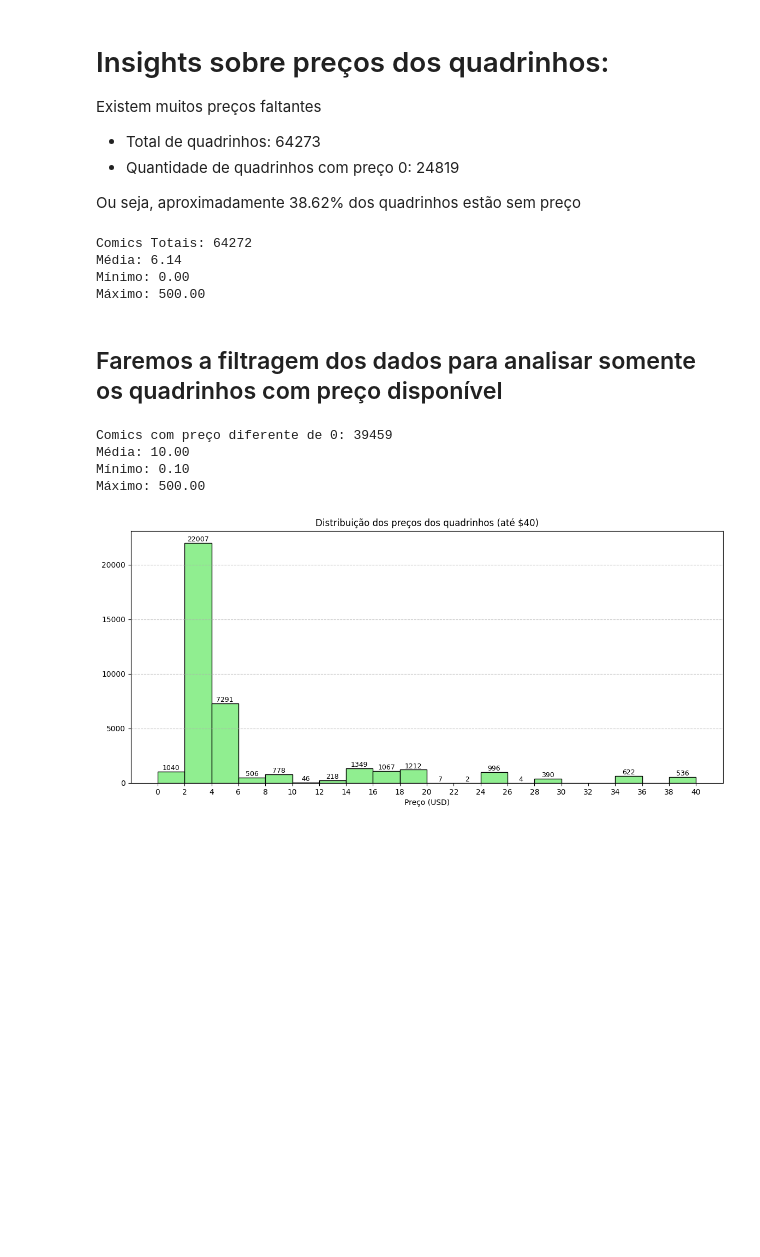
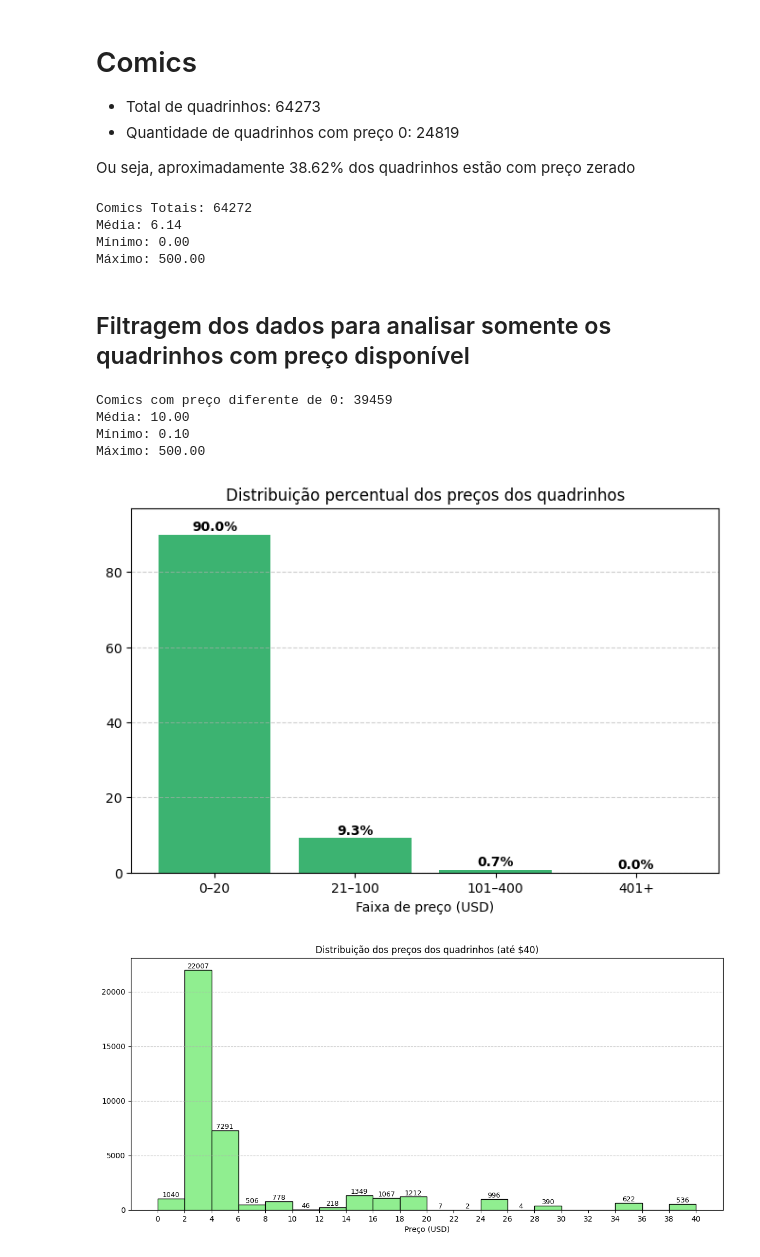
Before and after one commit to rhaagsma/Projeto_Final_Marvel, a Jupyter notebook: InsightsPreçosComics.ipynb, the cells around one changed output. Cells and saved outputs as stored; diff of their text form; code cells hidden in the pictures; blank space fills up the shorter version.

Commit message:
Adicionando novos Insights

```diff
--- a/InsightsPreçosComics.ipynb
+++ b/InsightsPreçosComics.ipynb
@@ -3,10 +3,9 @@
 # %% [markdown]
-# Insights sobre preços dos quadrinhos:
-Existem muitos preços faltantes
+# Comics
 * Total de quadrinhos: 64273
 * Quantidade de quadrinhos com preço 0: 24819
 
-Ou seja, aproximadamente 38.62% dos quadrinhos estão sem preço
+Ou seja, aproximadamente 38.62% dos quadrinhos estão com preço zerado
 # %%
 import sqlite3
 import pandas as pd
@@ -33,7 +32,7 @@ Média: 6.14
 Mínimo: 0.00
 Máximo: 500.00
 # %% [markdown]
-## Faremos a filtragem dos dados para analisar somente os quadrinhos com preço disponível
+## Filtragem dos dados para analisar somente os quadrinhos com preço disponível
 # %%
 # Filtrar apenas os preços > 0
 df = df[(df['price'] > 0)]
@@ -53,6 +51,37 @@ Comics com preço diferente de 0: 39459
 Média: 10.00
 Mínimo: 0.10
 Máximo: 500.00
+# %%
+# Criar as faixas de preço
+bins = [0, 20, 100, 400, float('inf')]
+labels = ['0–20', '21–100', '101–400', '401+']
+
+# Criar nova coluna com a faixa de preço correspondente
+df_temp = df
+df_temp['faixa_preco'] = pd.cut(df_temp['price'], bins=bins, labels=labels, right=True)
+
+# Contar a quantidade de quadrinhos por faixa
+contagem = df_temp['faixa_preco'].value_counts().sort_index()
+
+# Calcular porcentagens
+porcentagens = (contagem / contagem.sum()) * 100
+
+
+plt.figure(figsize=(8, 5))
+plt.bar(porcentagens.index, porcentagens.values, color='mediumseagreen')
+plt.title("Distribuição percentual dos preços dos quadrinhos")
+plt.xlabel("Faixa de preço (USD)")
+plt.grid(axis='y', linestyle='--', alpha=0.6)
+plt.ylim(0, porcentagens.max() + 7)
+
+
+# Mostrar os valores percentuais acima das barras
+for i, v in enumerate(porcentagens.values):
+    plt.text(i, v + 1, f"{v:.1f}%", ha='center', fontweight='bold')
+
+plt.show()
+# %% [output]
+[figure, added]
 # %%
 plt.figure(figsize=(14, 6))
 counts, bins, bars = plt.hist(df['price'], bins=range(0, 41, 2), edgecolor='black', color='lightgreen')
```
Also changed, not shown: parts of 13 cells of this notebook.
